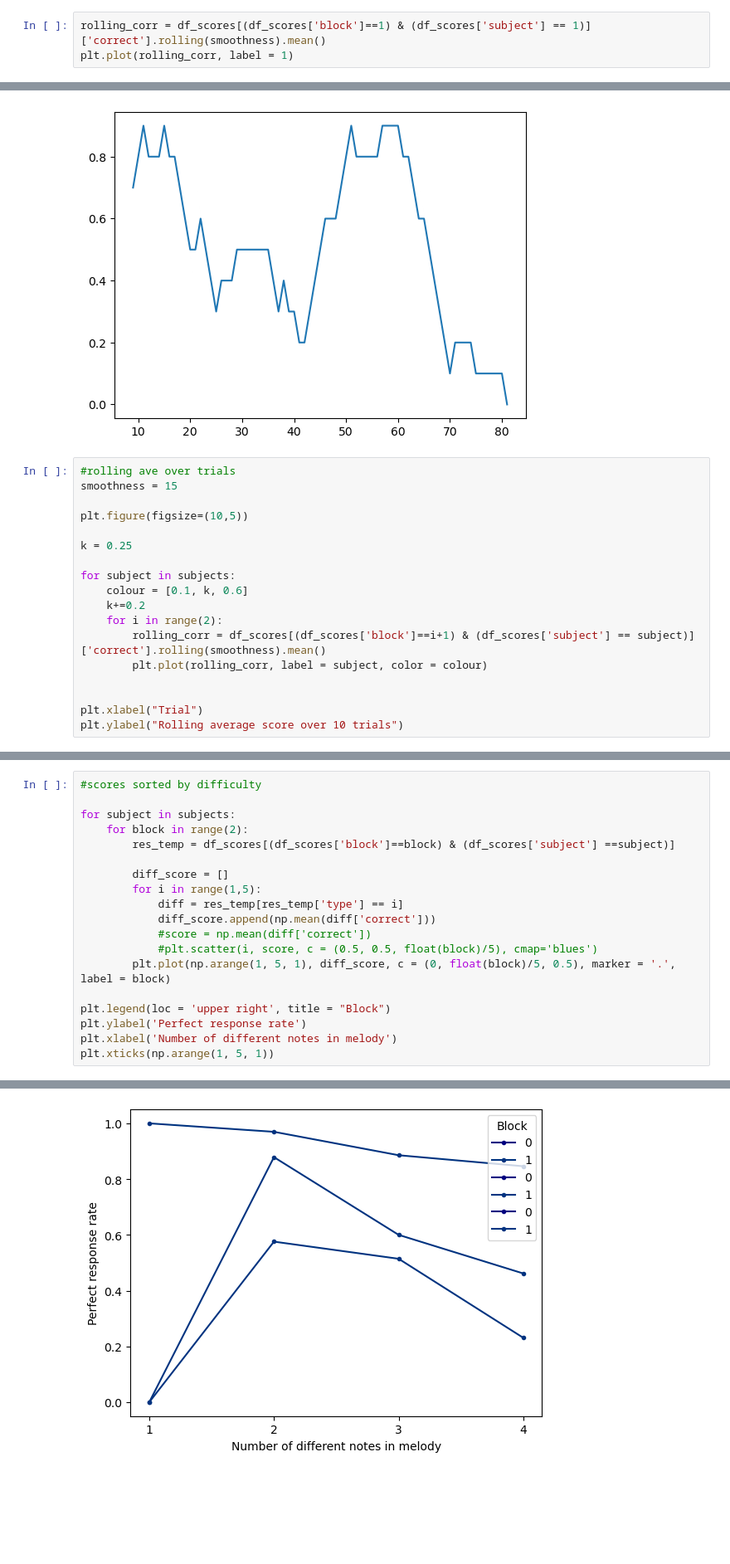
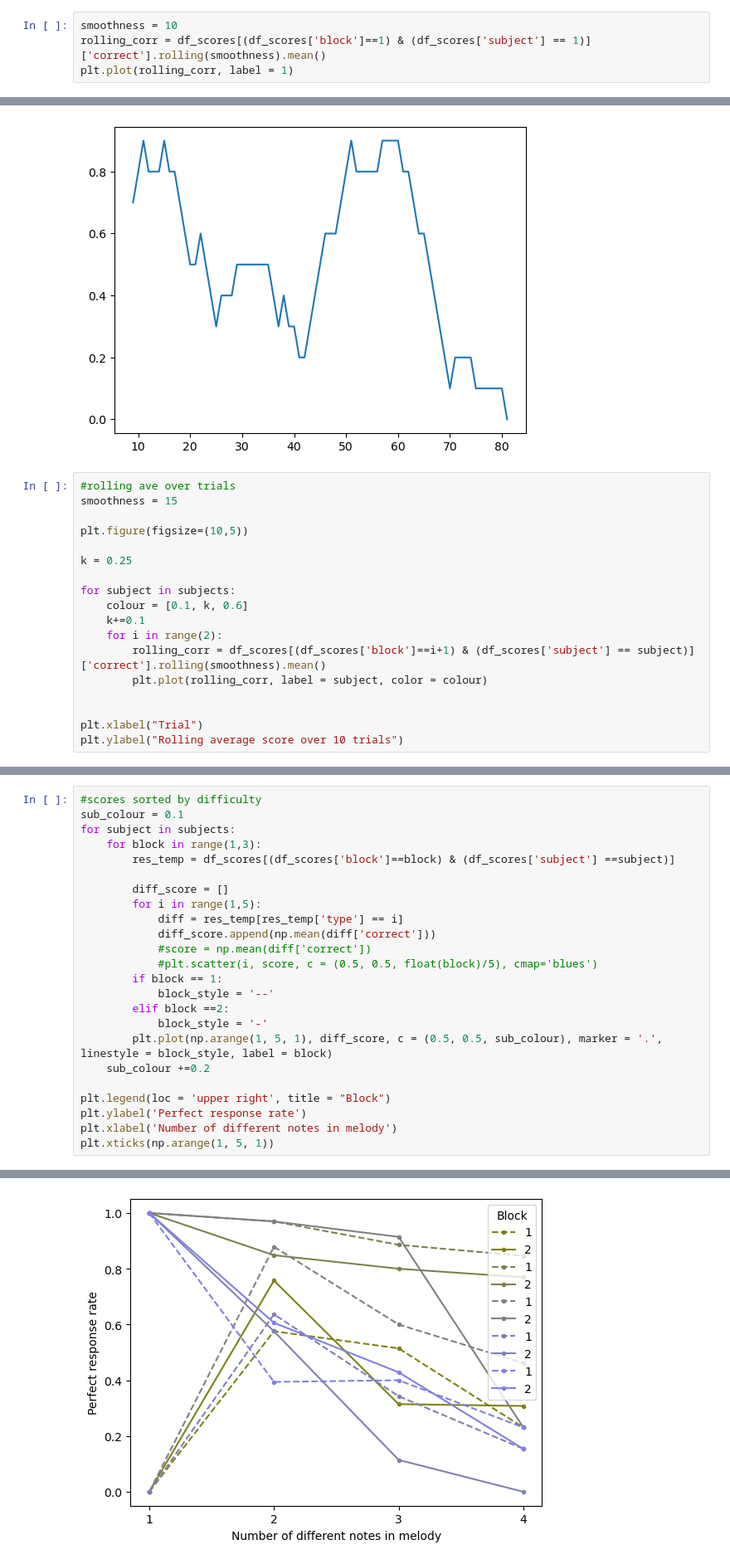
Before and after one commit to haiqin-zhang/AM_stimuli, a Jupyter notebook: stim_scripts/train_analysis/plot_scores.ipynb, the cells around one changed output, grey strips where cells are left out. Shown at 83% size. Cells and saved outputs as stored; diff of their text form; blank space fills up the shorter version.

```diff
--- a/stim_scripts/train_analysis/plot_scores.ipynb
+++ b/stim_scripts/train_analysis/plot_scores.ipynb
@@ -64,4 +64,5 @@ Text(0, 0.5, 'Mean score')
 # %%
+smoothness = 10
 rolling_corr = df_scores[(df_scores['block']==1) & (df_scores['subject'] == 1)]['correct'].rolling(smoothness).mean()
 plt.plot(rolling_corr, label = 1)
 # %% [output]
@@ -77,7 +78,7 @@ k = 0.25
 
 for subject in subjects:
     colour = [0.1, k, 0.6]
-    k+=0.2
+    k+=0.1
     for i in range(2):
         rolling_corr = df_scores[(df_scores['block']==i+1) & (df_scores['subject'] == subject)]['correct'].rolling(smoothness).mean()
         plt.plot(rolling_corr, label = subject, color = colour)
@@ -91,26 +92,31 @@ Text(0, 0.5, 'Rolling average score over 10 trials')
 # %%
 #scores sorted by difficulty
-
+sub_colour = 0.1
 for subject in subjects:
-    for block in range(2):
+    for block in range(1,3):
         res_temp = df_scores[(df_scores['block']==block) & (df_scores['subject'] ==subject)]
 
         diff_score = []
         for i in range(1,5):
             diff = res_temp[res_temp['type'] == i]
             diff_score.append(np.mean(diff['correct']))
             #score = np.mean(diff['correct'])
             #plt.scatter(i, score, c = (0.5, 0.5, float(block)/5), cmap='blues')
-        plt.plot(np.arange(1, 5, 1), diff_score, c = (0, float(block)/5, 0.5), marker = '.', label = block)
+        if block == 1:
+            block_style = '--'
+        elif block ==2:
+            block_style = '-'
+        plt.plot(np.arange(1, 5, 1), diff_score, c = (0.5, 0.5, sub_colour), marker = '.', linestyle = block_style, label = block)
+    sub_colour +=0.2
 
 plt.legend(loc = 'upper right', title = "Block")
 plt.ylabel('Perfect response rate')
 plt.xlabel('Number of different notes in melody')
 plt.xticks(np.arange(1, 5, 1))
 # %% [output]
 ([<matplotlib.axis.XTick at 0x...>,
   <matplotlib.axis.XTick at 0x...>,
   <matplotlib.axis.XTick at 0x...>,
   <matplotlib.axis.XTick at 0x...>],
  [Text(1, 0, '1'), Text(2, 0, '2'), Text(3, 0, '3'), Text(4, 0, '4')])
-[figure, old version]
+[figure, new version]
```
Also changed, not shown: parts of 3 cells of this notebook, 26 other files.
